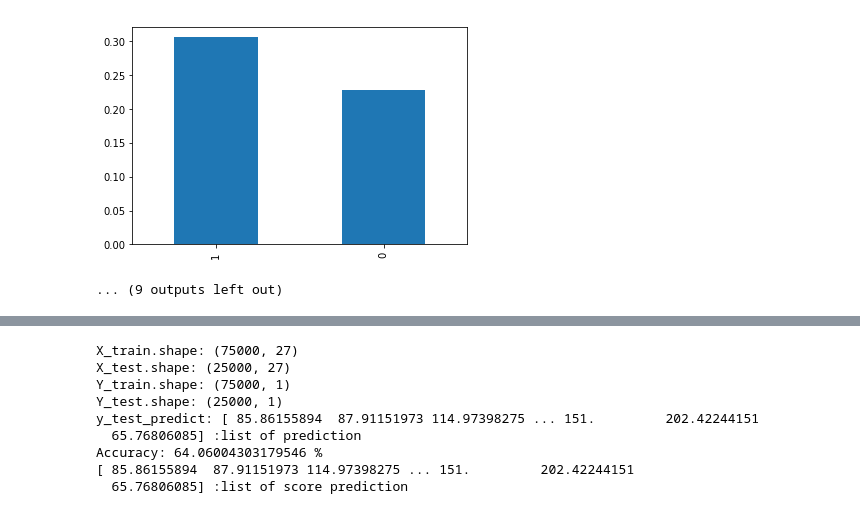
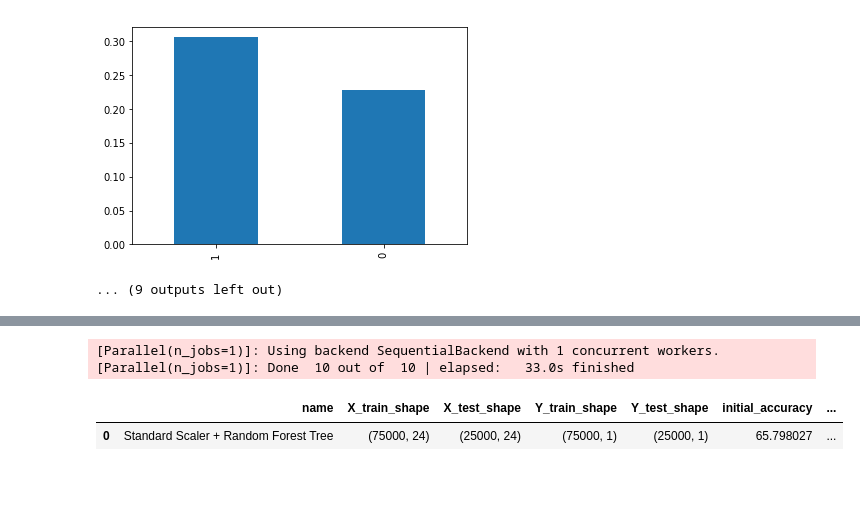
Before and after one commit to extrajp2014/Lead-Score-Prediction, a Jupyter notebook: Scoring_Prediction.ipynb, the cells around one changed output, grey strips where cells are left out. Cells and saved outputs as stored; diff of their text form; code cells hidden in the pictures; blank space fills up the shorter version.

```diff
--- a/Scoring_Prediction.ipynb
+++ b/Scoring_Prediction.ipynb
@@ -448,14 +409,14 @@ array([[118.43046778],
 # %%
+df = pd.read_csv('leads-and-customers.csv')
 X = df.select_dtypes(include=[np.number]).drop(['score'], axis=1)
 y = df.loc[:, ['score']].values
-print(model_prediction.random_forest(X,y,.25), ":list of score prediction")
+
+name, X_train_shape, X_test_shape, Y_train_shape, Y_test_shape, initial_accuracy, average_MAE = \
+    model_prediction_regression.standard_random_forest(X,y,.25)
+pd.DataFrame({'name': [name], 'X_train_shape':[X_train_shape], 'X_test_shape':[X_test_shape], 'Y_train_shape':[
+                   Y_train_shape], "Y_test_shape":[Y_test_shape], "initial_accuracy":[initial_accuracy], "average_MAE_10_Kfold":[average_MAE]})
 # %% [output]
-X_train.shape: (75000, 27)
-X_test.shape: (25000, 27)
-Y_train.shape: (75000, 1)
-Y_test.shape: (25000, 1)
-y_test_predict: [ 85.86155894  87.91151973 114.97398275 ... 151.         202.42244151
-  65.76806085] :list of prediction
-Accuracy: 64.06004303179546 %
-[ 85.86155894  87.91151973 114.97398275 ... 151.         202.42244151
-  65.76806085] :list of score prediction
+[Parallel(n_jobs=1)]: Using backend SequentialBackend with 1 concurrent workers.
+[Parallel(n_jobs=1)]: Done  10 out of  10 | elapsed:   33.0s finished
+|  | name | X_train_shape | X_test_shape | Y_train_shape | Y_test_shape | initial_accuracy | ... |
+| 0 | Standard Scaler + Random Forest Tree | (75000, 24) | (25000, 24) | (75000, 1) | (25000, 1) | 65.798027 | ... |
```
Also changed, not shown: parts of 16 cells of this notebook, 2 other files.
